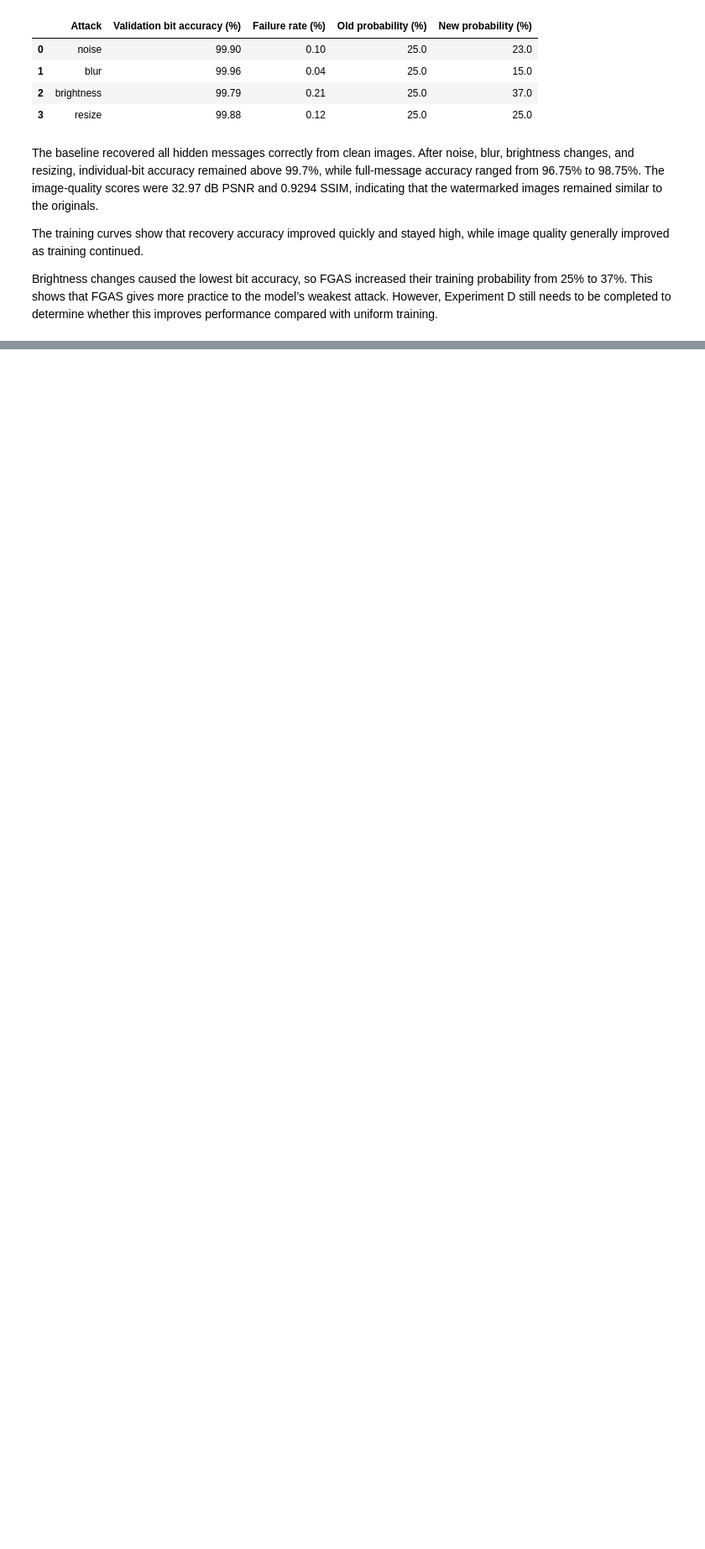
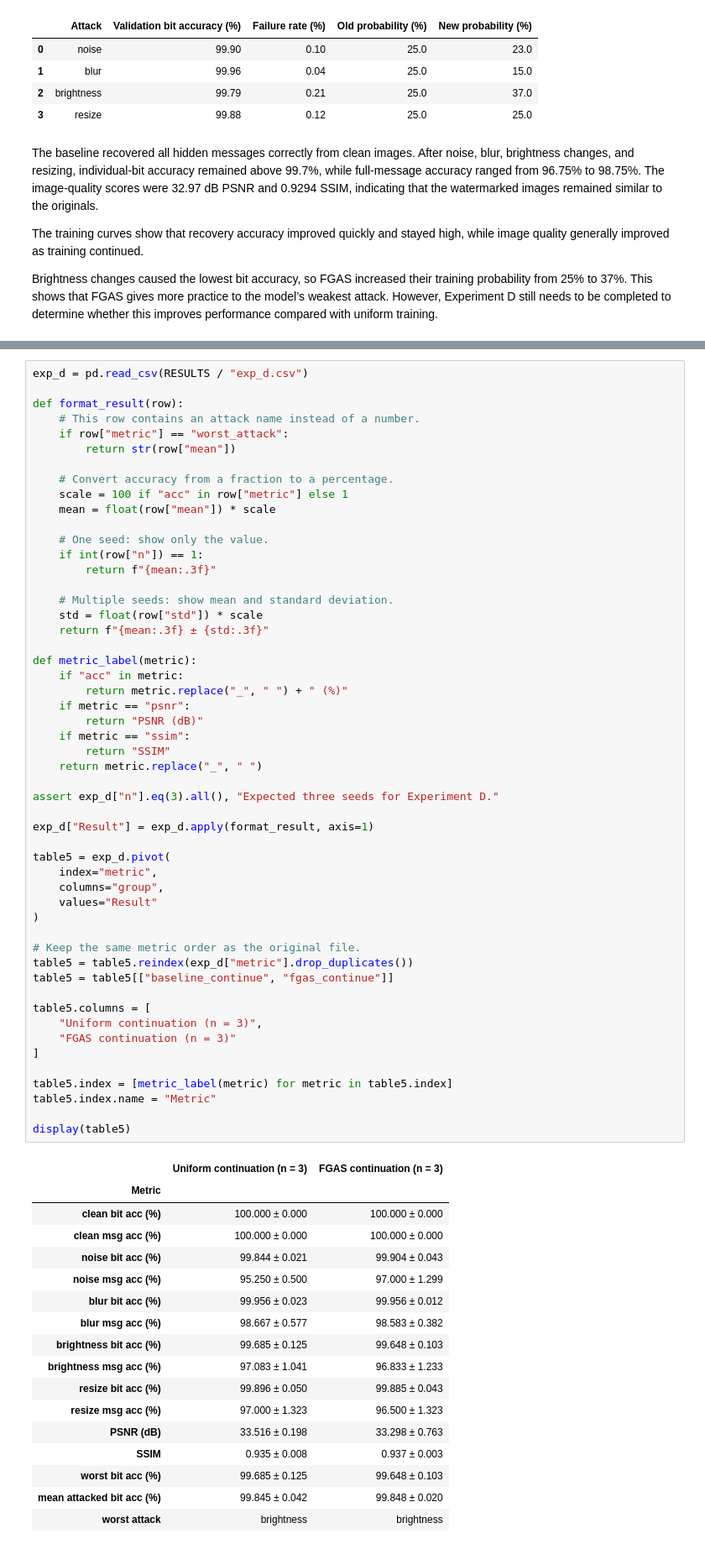
Before and after one commit to TaehunLeee5/CMPE258_Team7, a Jupyter notebook: checkin2_colab.ipynb, the cells around one changed output, grey strips where cells are left out. Shown at 84% size. Drawn from its saved outputs; the diff is of its cells as text; blank space fills up the shorter version.

```diff
--- a/checkin2_colab.ipynb
+++ b/checkin2_colab.ipynb
@@ -292,0 +369,70 @@ Brightness changes caused the lowest bit accuracy, so FGAS increased their train
+# %%
+exp_d = pd.read_csv(RESULTS / "exp_d.csv")
+
+def format_result(row):
+    # This row contains an attack name instead of a number.
+    if row["metric"] == "worst_attack":
+        return str(row["mean"])
+
+    # Convert accuracy from a fraction to a percentage.
+    scale = 100 if "acc" in row["metric"] else 1
+    mean = float(row["mean"]) * scale
+
+    # One seed: show only the value.
+    if int(row["n"]) == 1:
+        return f"{mean:.3f}"
+
+    # Multiple seeds: show mean and standard deviation.
+    std = float(row["std"]) * scale
+    return f"{mean:.3f} ± {std:.3f}"
+
+def metric_label(metric):
+    if "acc" in metric:
+        return metric.replace("_", " ") + " (%)"
+    if metric == "psnr":
+        return "PSNR (dB)"
+    if metric == "ssim":
+        return "SSIM"
+    return metric.replace("_", " ")
+
+assert exp_d["n"].eq(3).all(), "Expected three seeds for Experiment D."
+
+exp_d["Result"] = exp_d.apply(format_result, axis=1)
+
+table5 = exp_d.pivot(
+    index="metric",
+    columns="group",
+    values="Result"
+)
+
+# Keep the same metric order as the original file.
+table5 = table5.reindex(exp_d["metric"].drop_duplicates())
+table5 = table5[["baseline_continue", "fgas_continue"]]
+
+table5.columns = [
+    "Uniform continuation (n = 3)",
+    "FGAS continuation (n = 3)"
+]
+
+table5.index = [metric_label(metric) for metric in table5.index]
+table5.index.name = "Metric"
+
+display(table5)
+# %% [output]
+|  | Uniform continuation (n = 3) | FGAS continuation (n = 3) |
+| Metric |  |  |
+| clean bit acc (%) | 100.000 ± 0.000 | 100.000 ± 0.000 |
+| clean msg acc (%) | 100.000 ± 0.000 | 100.000 ± 0.000 |
+| noise bit acc (%) | 99.844 ± 0.021 | 99.904 ± 0.043 |
+| noise msg acc (%) | 95.250 ± 0.500 | 97.000 ± 1.299 |
+| blur bit acc (%) | 99.956 ± 0.023 | 99.956 ± 0.012 |
+| blur msg acc (%) | 98.667 ± 0.577 | 98.583 ± 0.382 |
+| brightness bit acc (%) | 99.685 ± 0.125 | 99.648 ± 0.103 |
+| brightness msg acc (%) | 97.083 ± 1.041 | 96.833 ± 1.233 |
+| resize bit acc (%) | 99.896 ± 0.050 | 99.885 ± 0.043 |
+| resize msg acc (%) | 97.000 ± 1.323 | 96.500 ± 1.323 |
+| PSNR (dB) | 33.516 ± 0.198 | 33.298 ± 0.763 |
+| SSIM | 0.935 ± 0.008 | 0.937 ± 0.003 |
+| worst bit acc (%) | 99.685 ± 0.125 | 99.648 ± 0.103 |
+| mean attacked bit acc (%) | 99.845 ± 0.042 | 99.848 ± 0.020 |
+| worst attack | brightness | brightness |
```
Also changed, not shown: parts of 11 cells of this notebook, 1 other file.
